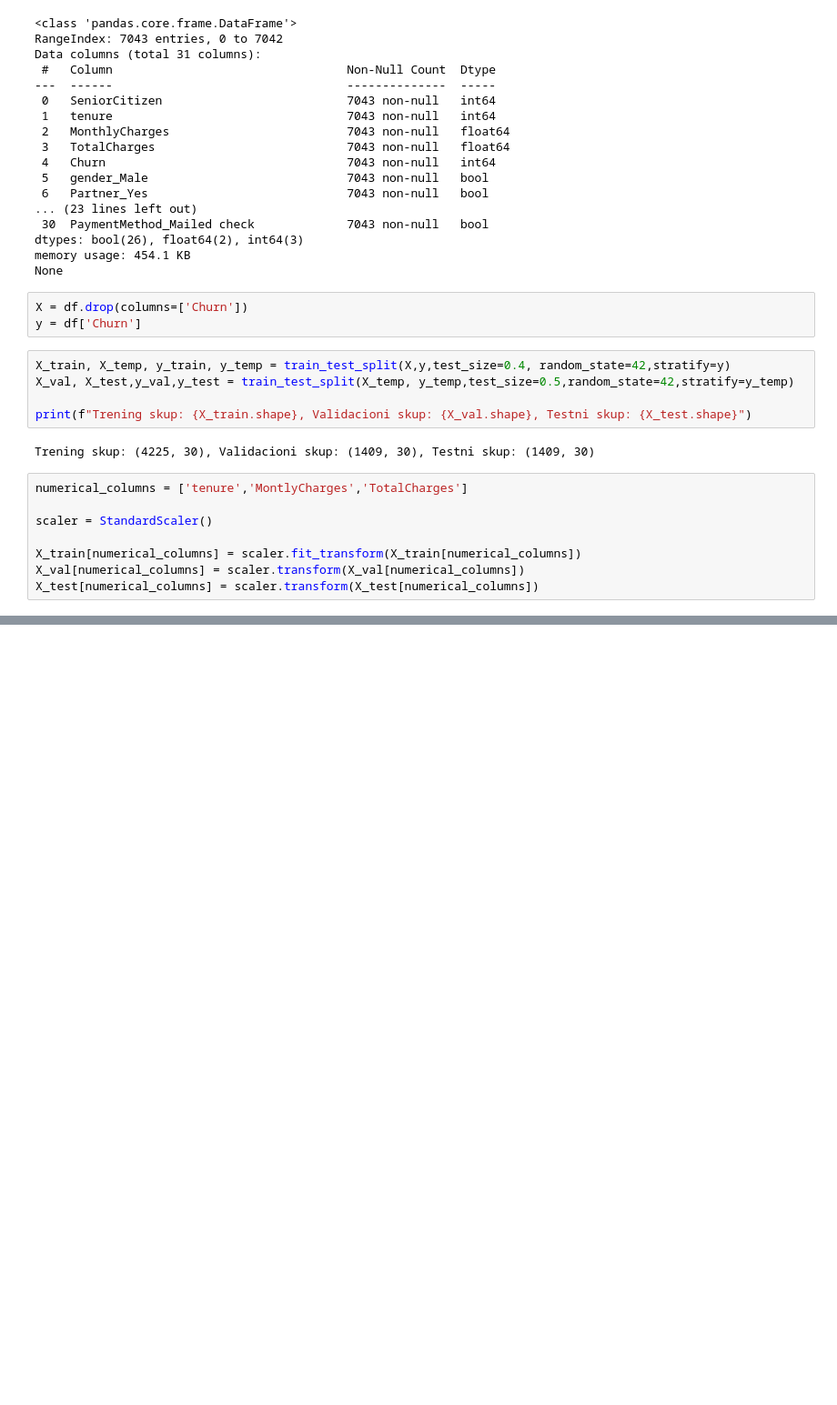
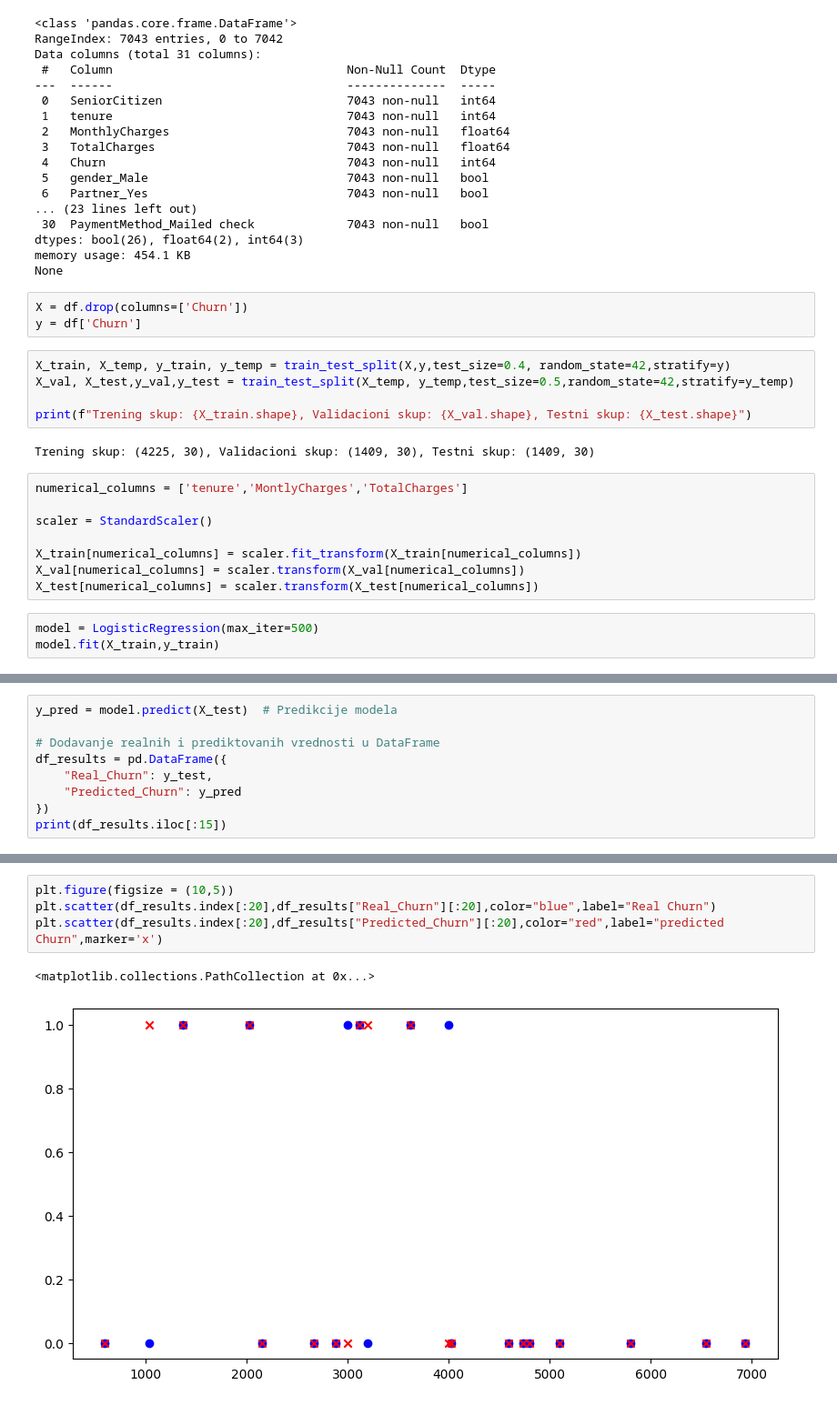
Before and after one commit to MDugalic/churn-prediction, a Jupyter notebook: program.ipynb, the cells around one changed output, grey strips where cells are left out. Shown at 91% size. Drawn from its saved outputs; the diff is of its cells as text; blank space fills up the shorter version.

```diff
--- a/program.ipynb
+++ b/program.ipynb
@@ -130,3 +132,6 @@ scaler = StandardScaler()
 X_train[numerical_columns] = scaler.fit_transform(X_train[numerical_columns])
 X_val[numerical_columns] = scaler.transform(X_val[numerical_columns])
 X_test[numerical_columns] = scaler.transform(X_test[numerical_columns])
+# %%
+model = LogisticRegression(max_iter=500)
+model.fit(X_train,y_train)
@@ -132,0 +180,9 @@ X_test[numerical_columns] = scaler.transform(X_test[numerical_columns])
+# %%
+y_pred = model.predict(X_test)  # Predikcije modela
+
+# Dodavanje realnih i prediktovanih vrednosti u DataFrame
+df_results = pd.DataFrame({
+    "Real_Churn": y_test,
+    "Predicted_Churn": y_pred
+})
+print(df_results.iloc[:15])
@@ -132,0 +222,7 @@ X_test[numerical_columns] = scaler.transform(X_test[numerical_columns])
+# %%
+plt.figure(figsize = (10,5))
+plt.scatter(df_results.index[:20],df_results["Real_Churn"][:20],color="blue",label="Real Churn")
+plt.scatter(df_results.index[:20],df_results["Predicted_Churn"][:20],color="red",label="predicted Churn",marker='x')
+# %% [output]
+<matplotlib.collections.PathCollection at 0x...>
+[figure, added]
```
Also changed, not shown: parts of 9 cells of this notebook.
